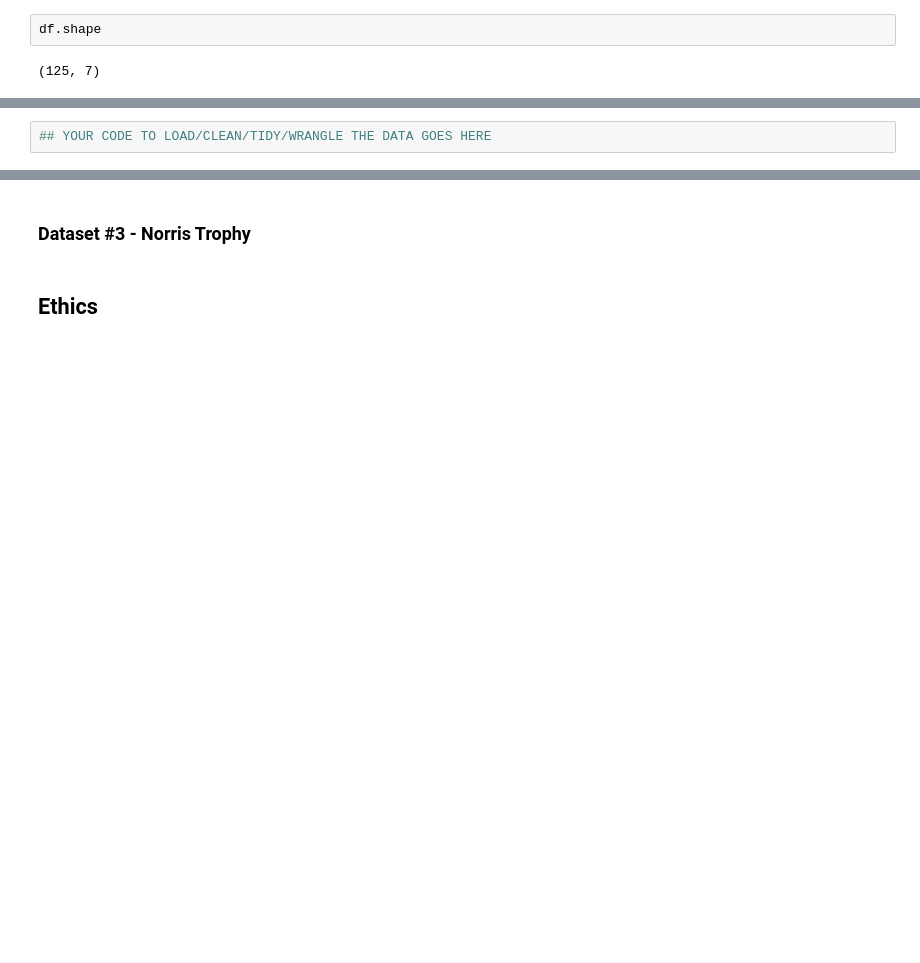
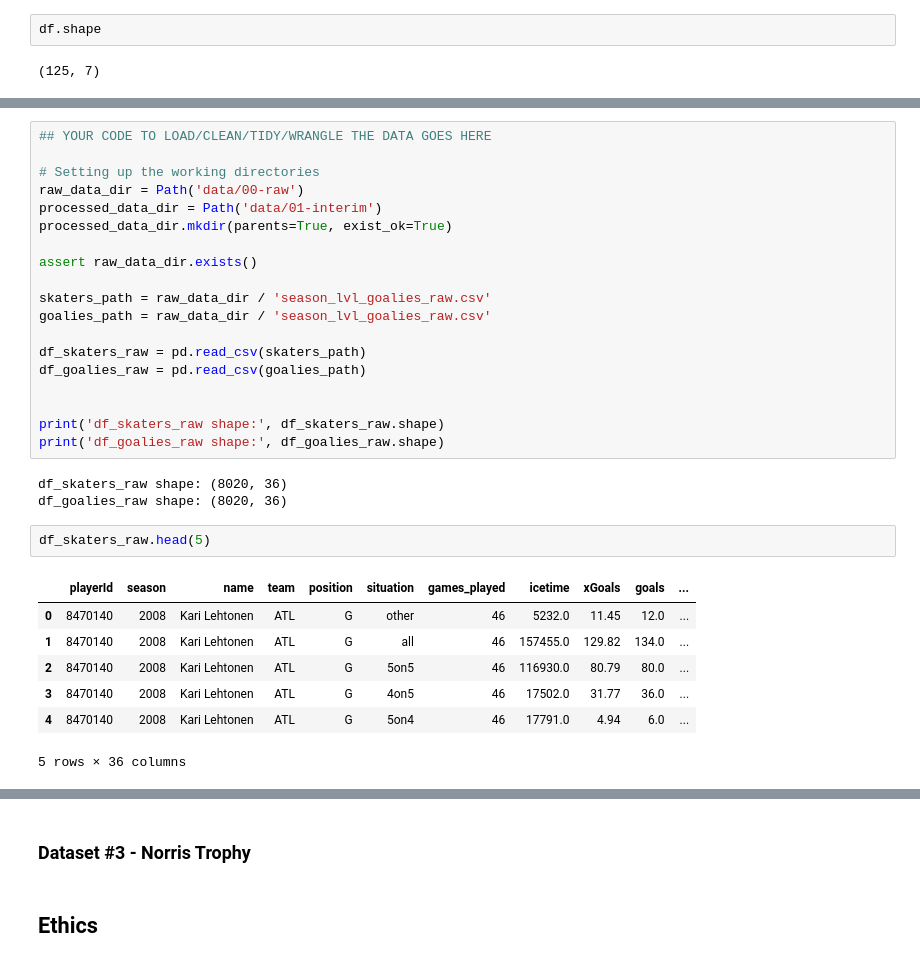
Before and after one commit to COGS108/Group118_WI26, a Jupyter notebook: 01-DataCheckpoint.ipynb, the cells around one changed output, grey strips where cells are left out. Cells and saved outputs as stored; diff of their text form; blank space fills up the shorter version.

Commit message:
Cleaned up the skaters dataset

```diff
--- a/01-DataCheckpoint.ipynb
+++ b/01-DataCheckpoint.ipynb
@@ -461,2 +487,32 @@ This dataset is a collection of regular-season performance metrics for NHL skate
-# %%
-## YOUR CODE TO LOAD/CLEAN/TIDY/WRANGLE THE DATA GOES HERE
+# %%
+## YOUR CODE TO LOAD/CLEAN/TIDY/WRANGLE THE DATA GOES HERE
+
+# Setting up the working directories
+raw_data_dir = Path('data/00-raw')
+processed_data_dir = Path('data/01-interim')
+processed_data_dir.mkdir(parents=True, exist_ok=True)
+
+assert raw_data_dir.exists()
+
+skaters_path = raw_data_dir / 'season_lvl_goalies_raw.csv'
+goalies_path = raw_data_dir / 'season_lvl_goalies_raw.csv'
+
+df_skaters_raw = pd.read_csv(skaters_path)
+df_goalies_raw = pd.read_csv(goalies_path)
+
+
+print('df_skaters_raw shape:', df_skaters_raw.shape)
+print('df_goalies_raw shape:', df_goalies_raw.shape)
+# %% [output]
+df_skaters_raw shape: (8020, 36)
+df_goalies_raw shape: (8020, 36)
+# %%
+df_skaters_raw.head(5)
+# %% [output]
+|  | playerId | season | name | team | position | situation | games_played | icetime | xGoals | goals | ... |
+| 0 | 8470140 | 2008 | Kari Lehtonen | ATL | G | other | 46 | 5232.0 | 11.45 | 12.0 | ... |
+| 1 | 8470140 | 2008 | Kari Lehtonen | ATL | G | all | 46 | 157455.0 | 129.82 | 134.0 | ... |
+| 2 | 8470140 | 2008 | Kari Lehtonen | ATL | G | 5on5 | 46 | 116930.0 | 80.79 | 80.0 | ... |
+| 3 | 8470140 | 2008 | Kari Lehtonen | ATL | G | 4on5 | 46 | 17502.0 | 31.77 | 36.0 | ... |
+| 4 | 8470140 | 2008 | Kari Lehtonen | ATL | G | 5on4 | 46 | 17791.0 | 4.94 | 6.0 | ... |
+5 rows × 36 columns
```
Also changed, not shown: parts of 5 cells of this notebook.
